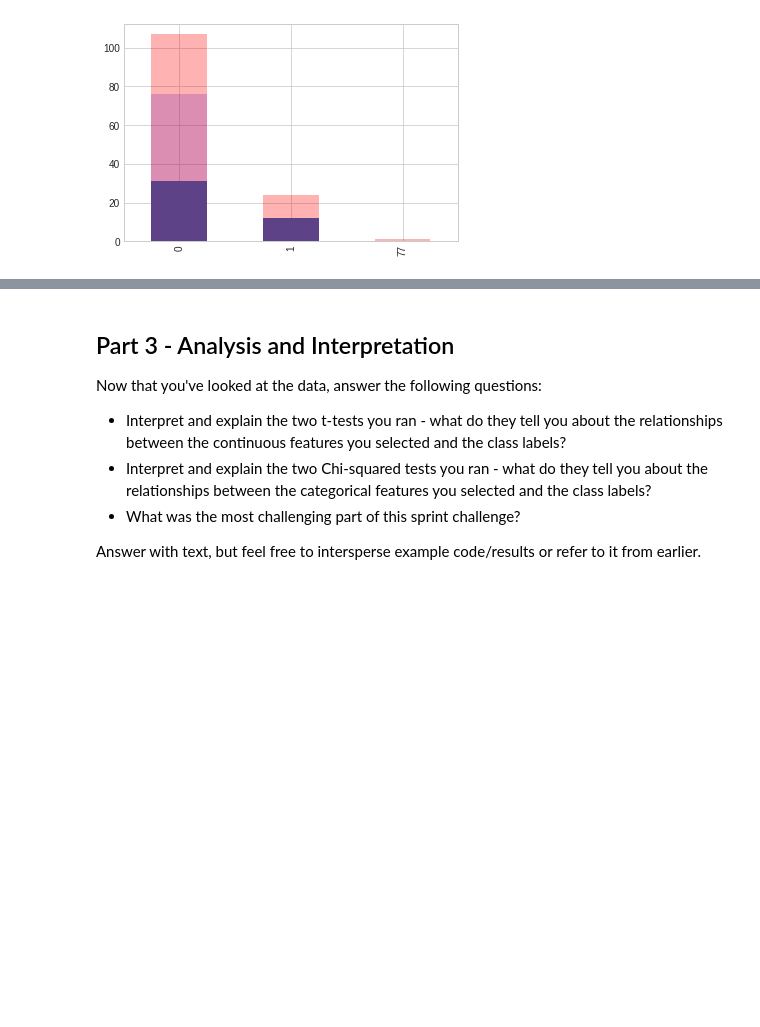
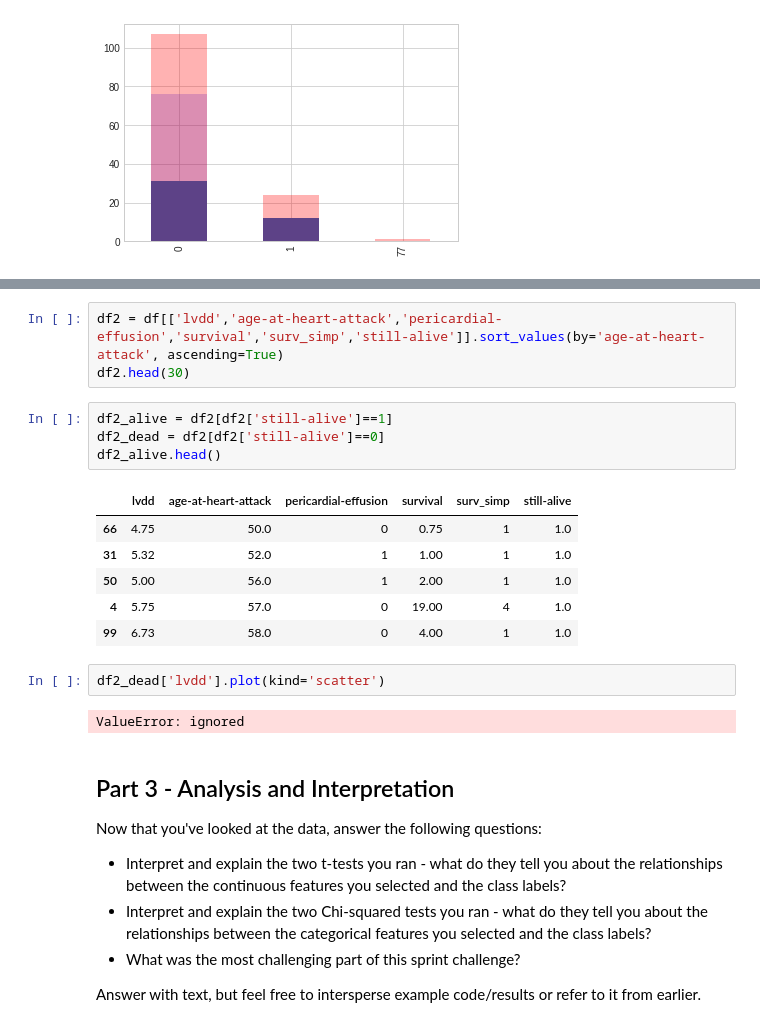
Before and after one commit to JoshuaHaga/DS-Unit-1-Sprint-1-Data-Wrangling-and-Storytelling, a Jupyter notebook: DS_Unit_1_Sprint_Challenge_2_Statistics.ipynb, the cells around one changed output, grey strips where cells are left out. Drawn from its saved outputs; the diff is of its cells as text; blank space fills up the shorter version.

```diff
--- a/DS_Unit_1_Sprint_Challenge_2_Statistics.ipynb
+++ b/DS_Unit_1_Sprint_Challenge_2_Statistics.ipynb
@@ -181,3 +201,21 @@ age_surv
+# %%
+df2 = df[['lvdd','age-at-heart-attack','pericardial-effusion','survival','surv_simp','still-alive']].sort_values(by='age-at-heart-attack', ascending=True)
+df2.head(30)
+# %%
+df2_alive = df2[df2['still-alive']==1]
+df2_dead = df2[df2['still-alive']==0]
+df2_alive.head()
+# %% [output]
+|  | lvdd | age-at-heart-attack | pericardial-effusion | survival | surv_simp | still-alive |
+| 66 | 4.75 | 50.0 | 0 | 0.75 | 1 | 1.0 |
+| 31 | 5.32 | 52.0 | 1 | 1.00 | 1 | 1.0 |
+| 50 | 5.00 | 56.0 | 1 | 2.00 | 1 | 1.0 |
+| 4 | 5.75 | 57.0 | 0 | 19.00 | 4 | 1.0 |
+| 99 | 6.73 | 58.0 | 0 | 4.00 | 1 | 1.0 |
+# %%
+df2_dead['lvdd'].plot(kind='scatter')
+# %% [output]
+ValueError: ignored
 # %% [markdown]
 ## Part 3 - Analysis and Interpretation
 
```
Also changed, not shown: parts of 9 cells of this notebook.
